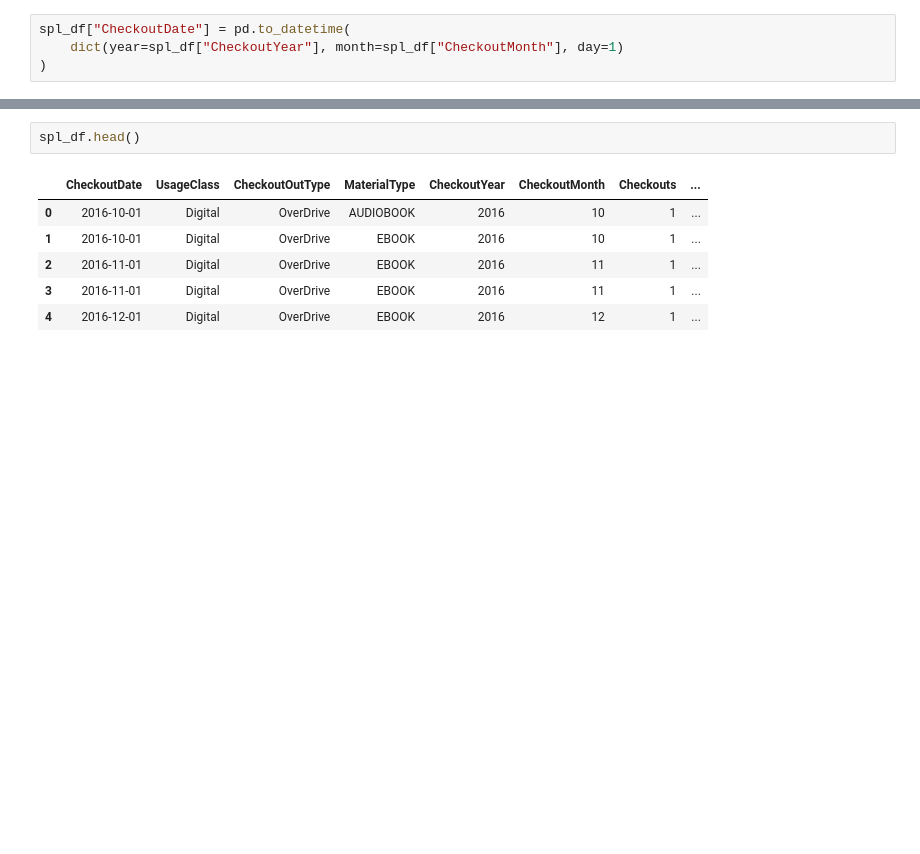
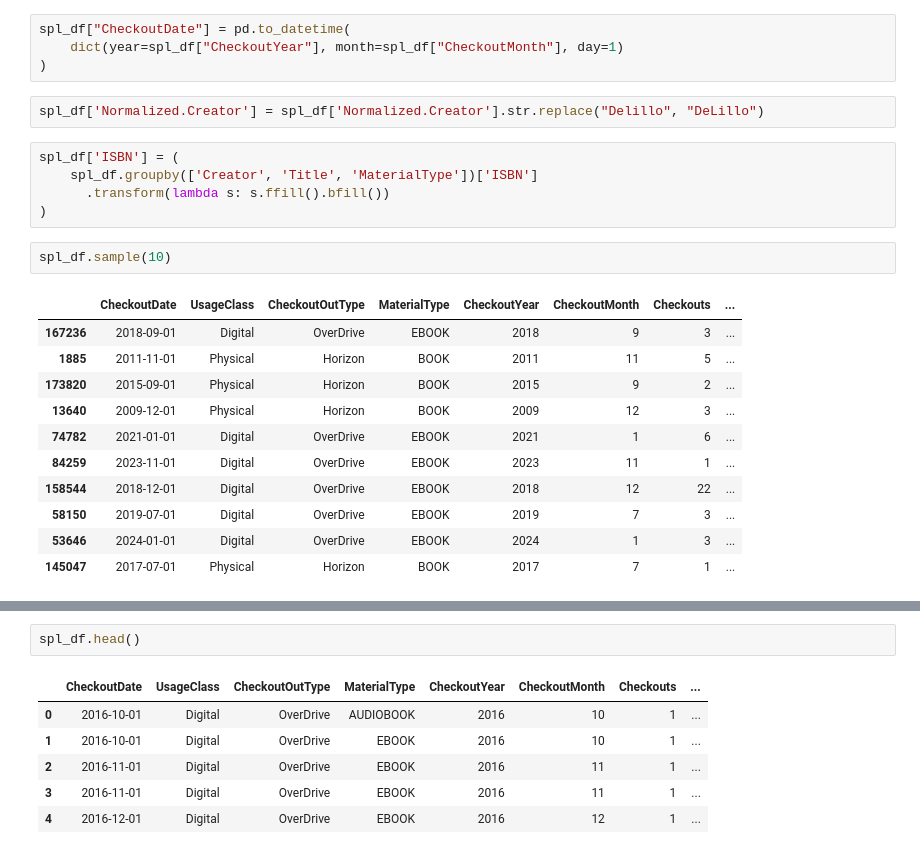
Before and after one commit to melaniewalsh/whats-seattle-reading, a Jupyter notebook: notebooks/spl-norton.ipynb, the cells around one changed output, grey strips where cells are left out. Drawn from its saved outputs; the diff is of its cells as text; blank space fills up the shorter version.

```diff
--- a/notebooks/spl-norton.ipynb
+++ b/notebooks/spl-norton.ipynb
@@ -17,3 +24,24 @@ spl_df.head()
 spl_df["CheckoutDate"] = pd.to_datetime(
     dict(year=spl_df["CheckoutYear"], month=spl_df["CheckoutMonth"], day=1)
 )
+# %%
+spl_df['Normalized.Creator'] = spl_df['Normalized.Creator'].str.replace("Delillo", "DeLillo")
+# %%
+spl_df['ISBN'] = (
+    spl_df.groupby(['Creator', 'Title', 'MaterialType'])['ISBN']
+      .transform(lambda s: s.ffill().bfill())
+)
+# %%
+spl_df.sample(10)
+# %% [output]
+|  | CheckoutDate | UsageClass | CheckoutOutType | MaterialType | CheckoutYear | CheckoutMonth | Checkouts | ... |
+| 167236 | 2018-09-01 | Digital | OverDrive | EBOOK | 2018 | 9 | 3 | ... |
+| 1885 | 2011-11-01 | Physical | Horizon | BOOK | 2011 | 11 | 5 | ... |
+| 173820 | 2015-09-01 | Physical | Horizon | BOOK | 2015 | 9 | 2 | ... |
+| 13640 | 2009-12-01 | Physical | Horizon | BOOK | 2009 | 12 | 3 | ... |
+| 74782 | 2021-01-01 | Digital | OverDrive | EBOOK | 2021 | 1 | 6 | ... |
+| 84259 | 2023-11-01 | Digital | OverDrive | EBOOK | 2023 | 11 | 1 | ... |
+| 158544 | 2018-12-01 | Digital | OverDrive | EBOOK | 2018 | 12 | 22 | ... |
+| 58150 | 2019-07-01 | Digital | OverDrive | EBOOK | 2019 | 7 | 3 | ... |
+| 53646 | 2024-01-01 | Digital | OverDrive | EBOOK | 2024 | 1 | 3 | ... |
+| 145047 | 2017-07-01 | Physical | Horizon | BOOK | 2017 | 7 | 1 | ... |
```
Also changed, not shown: parts of 4 cells of this notebook, 12 other files.
